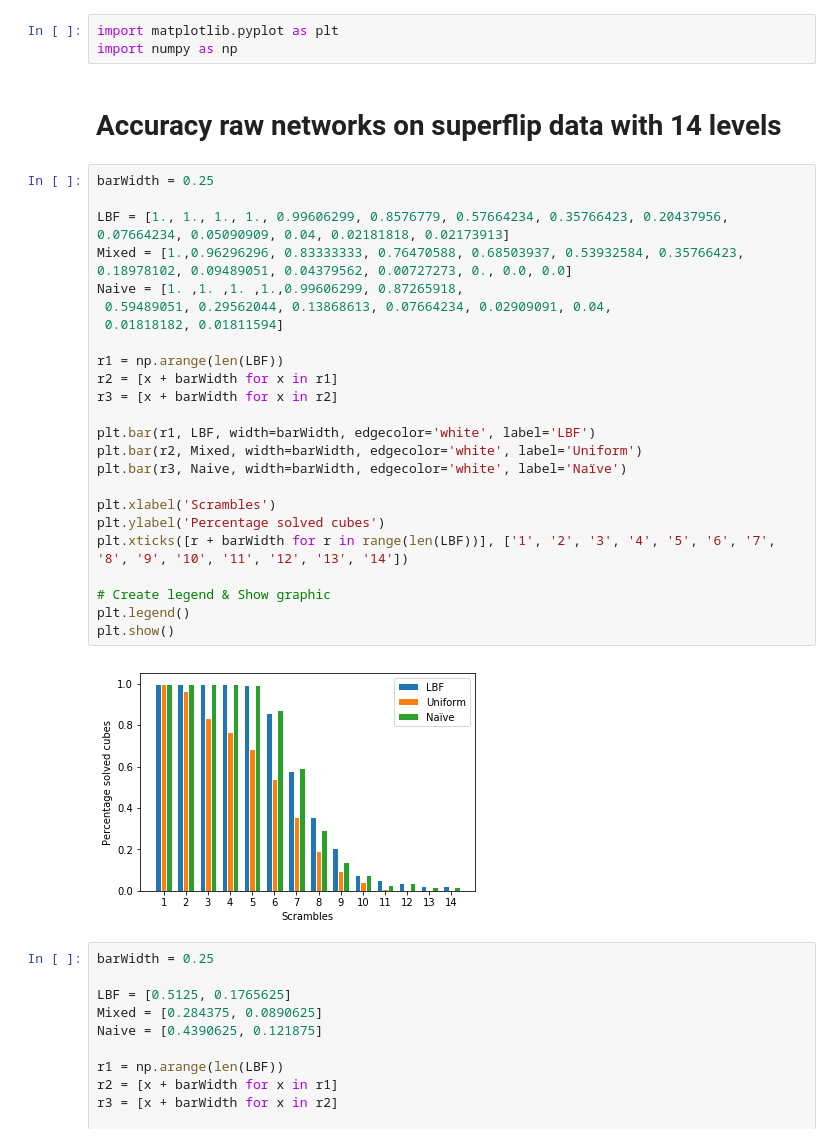
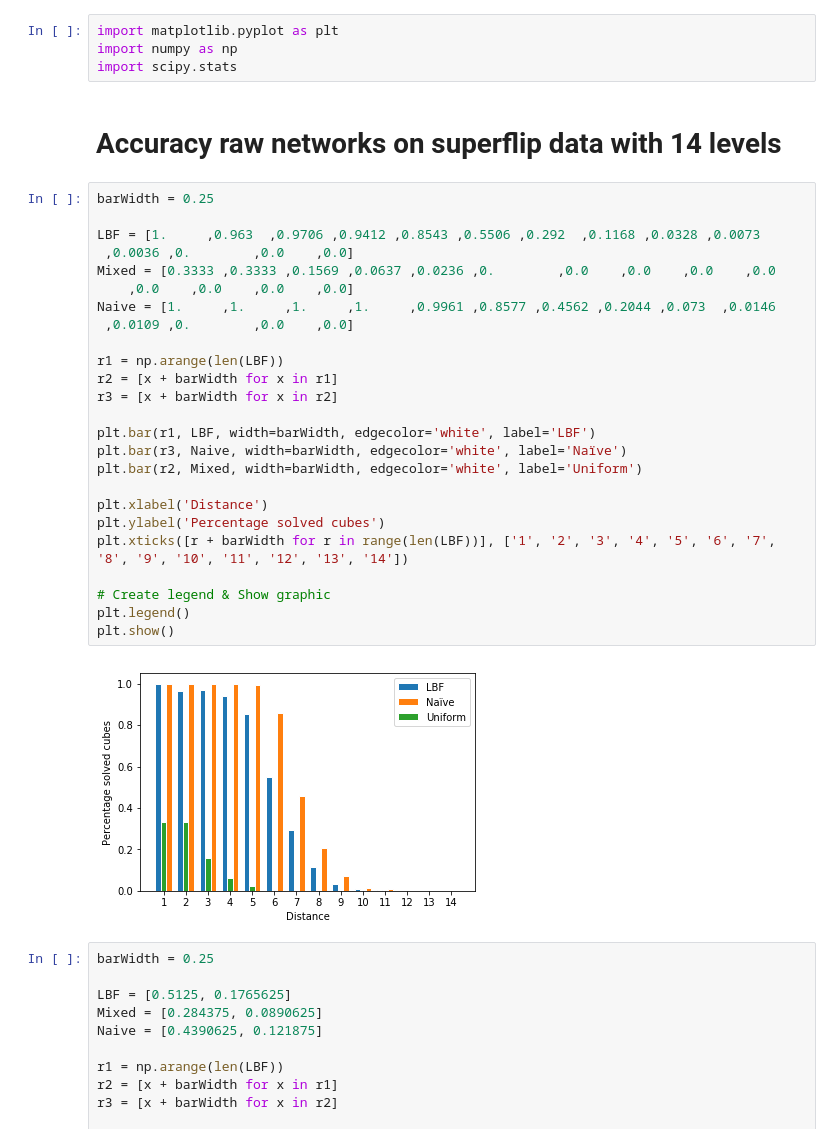
Before and after one commit to JoeHarrison/Thesis, a Jupyter notebook: Experiments/RL plots.ipynb, the cells around one changed output. Saved outputs shown, nothing was run; the diff lists cells and outputs as text.

```diff
--- a/Experiments/RL plots.ipynb
+++ b/Experiments/RL plots.ipynb
@@ -1,34 +1,36 @@
 # %%
 import matplotlib.pyplot as plt
 import numpy as np
+import scipy.stats
 # %% [markdown]
 # Accuracy raw networks on superflip data with 14 levels
 # %%
 barWidth = 0.25
 
-LBF = [1., 1., 1., 1., 0.99606299, 0.8576779, 0.57664234, 0.35766423, 0.20437956, 0.07664234, 0.05090909, 0.04, 0.02181818, 0.02173913]
-Mixed = [1.,0.96296296, 0.83333333, 0.76470588, 0.68503937, 0.53932584, 0.35766423, 0.18978102, 0.09489051, 0.04379562, 0.00727273, 0., 0.0, 0.0]
-Naive = [1. ,1. ,1. ,1.,0.99606299, 0.87265918,
- 0.59489051, 0.29562044, 0.13868613, 0.07664234, 0.02909091, 0.04,
- 0.01818182, 0.01811594]
+LBF = [1.     ,0.963  ,0.9706 ,0.9412 ,0.8543 ,0.5506 ,0.292  ,0.1168 ,0.0328 ,0.0073
+ ,0.0036 ,0.        ,0.0    ,0.0]
+Mixed = [0.3333 ,0.3333 ,0.1569 ,0.0637 ,0.0236 ,0.        ,0.0    ,0.0    ,0.0    ,0.0
+    ,0.0    ,0.0    ,0.0    ,0.0]
+Naive = [1.     ,1.     ,1.     ,1.     ,0.9961 ,0.8577 ,0.4562 ,0.2044 ,0.073  ,0.0146
+ ,0.0109 ,0.        ,0.0    ,0.0]
 
 r1 = np.arange(len(LBF))
 r2 = [x + barWidth for x in r1]
 r3 = [x + barWidth for x in r2]
 
 plt.bar(r1, LBF, width=barWidth, edgecolor='white', label='LBF')
+plt.bar(r3, Naive, width=barWidth, edgecolor='white', label='Naïve')
 plt.bar(r2, Mixed, width=barWidth, edgecolor='white', label='Uniform')
-plt.bar(r3, Naive, width=barWidth, edgecolor='white', label='Naïve')
 
-plt.xlabel('Scrambles')
+plt.xlabel('Distance')
 plt.ylabel('Percentage solved cubes')
 plt.xticks([r + barWidth for r in range(len(LBF))], ['1', '2', '3', '4', '5', '6', '7', '8', '9', '10', '11', '12', '13', '14'])
 
 # Create legend & Show graphic
 plt.legend()
 plt.show()
 # %% [output]
-[figure, old version]
+[figure, new version]
 # %%
 barWidth = 0.25
 
```
Also changed, not shown: parts of 2 cells of this notebook.
